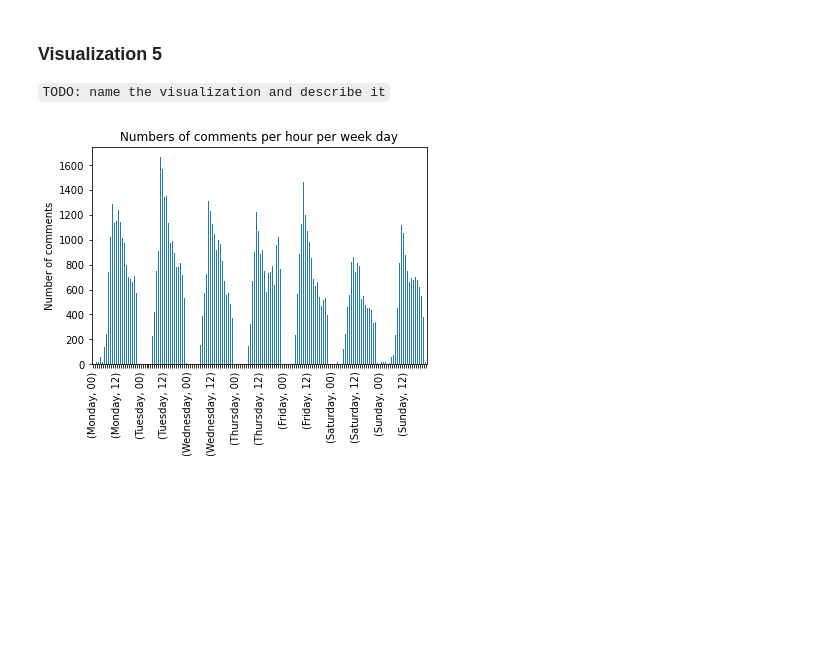
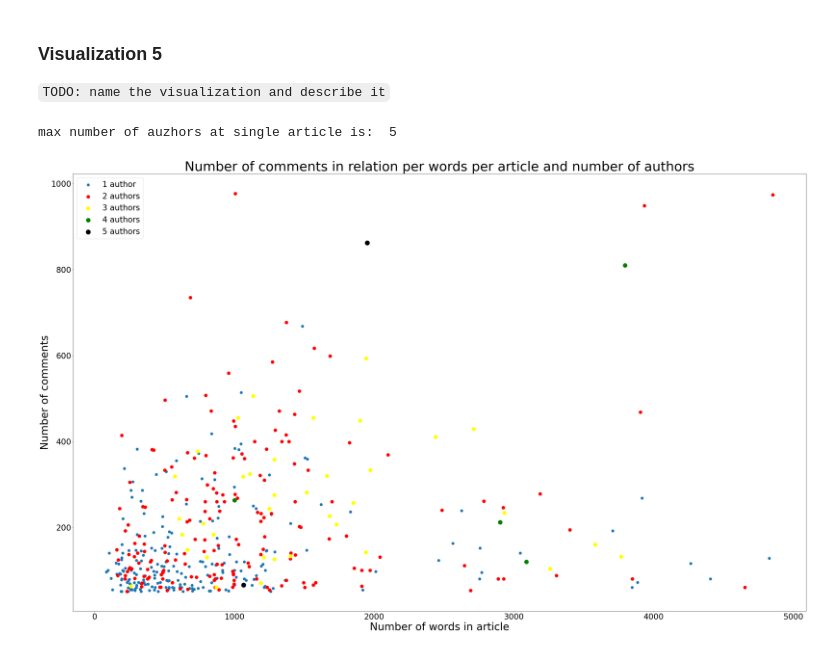
Before and after one commit to ZaloznikV/Project-1-ZaloznikV, a Jupyter notebook: Web_Scraping.ipynb, the cells around one changed output. Cells and saved outputs as stored; diff of their text form; code cells hidden in the pictures; blank space fills up the shorter version.

```diff
--- a/Web_Scraping.ipynb
+++ b/Web_Scraping.ipynb
@@ -439,29 +416,41 @@ plt.show()
-# %%
-plot_5 = pd.DataFrame(list(zip(comm_date, comm_time)),
-               columns =['day', 'hour'])
-
-plot_5["hour"] = plot_5['hour'].apply(lambda x: x[:2])
-plot_5['day'] = pd.to_datetime(plot_5['day'], format='%d.%m.%Y')
-plot_5_f= plot_5[['hour']]
-plot_5_f['day_name'] = plot_5['day'].dt.day_name()
-plot_5_f['day_name'] = pd.Categorical(plot_5_f['day_name'], categories=
-    ['Monday','Tuesday','Wednesday','Thursday','Friday','Saturday', 'Sunday'],
-   ordered=True)
-
-plot_5_f.set_index('day_name')
-plot_data = plot_5_f.groupby(["day_name", "hour"]).size()
-
-
-fig, ax = plt.subplots()
-
-plot_data.plot(kind="bar", title=("Numbers of comments per hour per week day"))
-
-every_nth = 12
-for n, label in enumerate(ax.xaxis.get_ticklabels()):
-    if n % every_nth != 0:
-        label.set_visible(False)
-plt.xlabel("")
-plt.ylabel("Number of comments")
-plt.show()
-# %% [output]
-[figure, removed]
+# %%
+
+num_comments = df["comment_number"]
+len_text = df["word_number"]
+d_f= df[df["comment_number"] > 50]
+#d_f.plot.scatter('word_number', "comment_number")
+
+a=(list(d_f["author"]))
+nm_authors = [len(sub_list) for sub_list in a]
+
+d_f.insert(2, "nm_authors", nm_authors, True)
+d_f_scatter = d_f[["nm_authors", "word_number", "comment_number"]]
+
+print("max number of auzhors at single article is: ",max(nm_authors))
+
+plt.rcParams['xtick.labelsize'] = 30
+plt.rcParams['ytick.labelsize'] = 30
+scatter_1 = d_f_scatter[d_f_scatter["nm_authors"] == 1]
+scatter_2 = d_f_scatter[d_f_scatter["nm_authors"] == 2]
+scatter_3 = d_f_scatter[d_f_scatter["nm_authors"] == 3]
+scatter_4 = d_f_scatter[d_f_scatter["nm_authors"] == 4]
+scatter_5 = d_f_scatter[d_f_scatter["nm_authors"] == 5]
+figure(figsize=(50, 30), dpi=80)
+plt.scatter(scatter_1['word_number'], scatter_1["comment_number"], s = 100, label="1 author")
+plt.scatter(scatter_2['word_number'], scatter_2["comment_number"], c="red", s = 150, label="2 authors")
+plt.scatter(scatter_3['word_number'], scatter_3["comment_number"], c="yellow", s = 200, label = "3 authors")
+plt.scatter(scatter_4['word_number'], scatter_4["comment_number"], c="green", s = 250, label = "4 authors")
+plt.scatter(scatter_5['word_number'], scatter_5["comment_number"], c="black", s=300, label="5 authors")
+
+plt.title("Number of comments in relation per words per article and number of authors", fontsize=50)
+plt.xlabel("Number of words in article", fontsize = 40)
+plt.ylabel("Number of comments", fontsize = 40)
+plt.legend(fontsize=30)
+
+
+plt.show()
+
+plt.rcParams.update(plt.rcParamsDefault)
+# %% [output]
+max number of auzhors at single article is:  5
+[figure, added]
```
Also changed, not shown: parts of 24 cells of this notebook, 1 other file.
